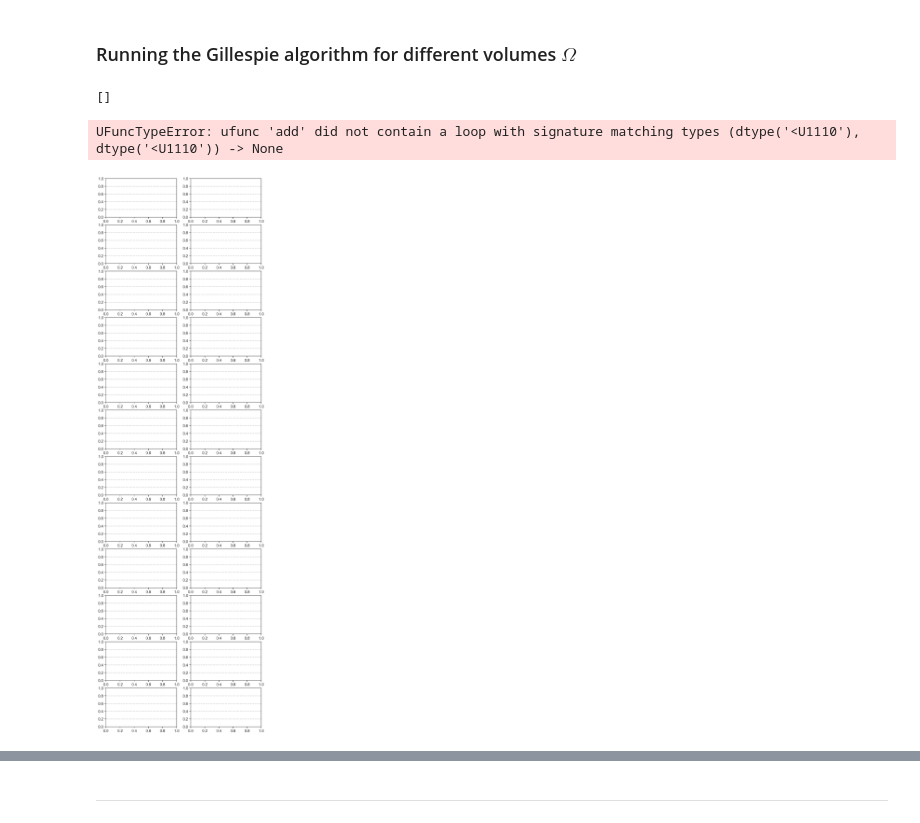
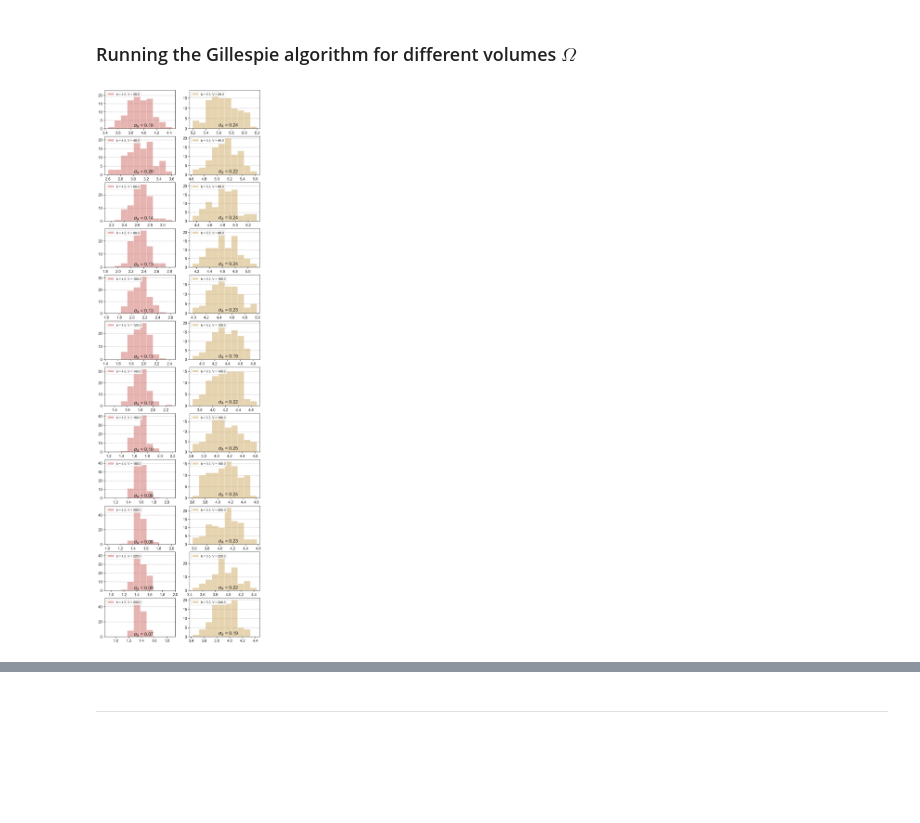
Before and after one commit to nielsdavidsen/PUK_2024, a Jupyter notebook: puk_start.ipynb, the cells around one changed output, grey strips where cells are left out. Drawn from its saved outputs; the diff is of its cells as text; code cells hidden in the pictures; blank space fills up the shorter version.

```diff
--- a/puk_start.ipynb
+++ b/puk_start.ipynb
@@ -504,8 +505,8 @@ def easy_fourier(t_list, y_list):
     y_fft = np.fft.fft(y_list)
     amplitude_spectrum = np.abs(y_fft)
     frequencies = np.fft.fftfreq(len(y_fft), sr)
-    freq_slice = frequencies[1:len(frequencies)//2]
-    amp_slice = amplitude_spectrum[1:len(amplitude_spectrum)//2]
+    freq_slice = frequencies[0:len(frequencies)//2]
+    amp_slice = amplitude_spectrum[0:len(amplitude_spectrum)//2]
     peak_freq = freq_slice[np.argmax(amp_slice)]
     return freq_slice, amp_slice, peak_freq
 # %%
@@ -651,48 +667,52 @@ from tqdm import tqdm
-# %%
-vol_amp = []
-sigma_list = []
-for i in tqdm(vol):
-    b_amp_list = []
-    b_sigma_list = []
-    for j in b:
-        mean_amp_list = []
-        for _ in range(N):
-            peak_f, amps, mean_amp = gil_sim(j, i, t_max, x, y)
-
-            mean_amp_list.append(mean_amp)
-        b_sigma_list.append(np.std(mean_amp_list/i))
-        b_amp_list.append(mean_amp_list/i)
-    sigma_list.append(b_sigma_list)
-    vol_amp.append(b_amp_list)
 # %%
-# Save results in csv file
-amps_b45 = np.array(vol_amp[0])
-amps_b55 = np.array(vol_amp[1])
-sigmas_b45 = np.array(sigma_list[0])
-sigmas_b55 = np.array(sigma_list[1])
+### RUN ONLY IF ABOVE CELL HAS BEEN RUN ###
 
-np.savetxt('amps_b45.csv', amps_b45, delimiter=',')
-np.savetxt('amps_b55.csv', amps_b55, delimiter=',')
+# # Save results in csv file
+# amps = np.array(vol_amp)
+# sigmas = np.array(sigma_list)
+#
+# amps_b45 = amps[:,0]
+# amps_b55 = amps[:,1]
+#
+# sigmas_b45 = sigmas[:,0]
+# sigmas_b55 = sigmas[:,1]
+#
+#
+# np.savetxt('amps_b45.csv', amps_b45, delimiter=',')
+# np.savetxt('amps_b55.csv', amps_b55, delimiter=',')
+# np.savetxt('sigmas_b45.csv', sigmas_b45, delimiter=',')
+# np.savetxt('sigmas_b55.csv', sigmas_b55, delimiter=',')
-# %% [output]
-[]
+# %%
+# Read results from csv file
+
+vol = np.linspace(20, 240, 12)
+b = [4.5, 5.5]
+
+amps_b45 = np.genfromtxt('amps_b45.csv', delimiter=',')
+amps_b55 = np.genfromtxt('amps_b55.csv', delimiter=',')
+sigmas_b45 = np.genfromtxt('sigmas_b45.csv', delimiter=',')
+sigmas_b55 = np.genfromtxt('sigmas_b55.csv', delimiter=',')
+
+
+vol_amp = np.array([amps_b45, amps_b55])
+sigma_list = np.array([sigmas_b45, sigmas_b55])
 # %%
 fig, ax = plt.subplots(len(vol), 2, figsize=(9, 32), dpi=150)
 N_bins = 10
 
 for i in range(len(vol)):
     for j in range(2):
-        mean_dist = np.mean(vol_amp[i][j])
+        mean_dist = np.mean(vol_amp[j][i])
         r_low = mean_dist - 0.5
         r_high = mean_dist + 0.5
         hist_range = [r_low, r_high]
-        ax[i, j].hist(vol_amp[i][j], range = hist_range, bins=N_bins, alpha=0.5, label=f'b = {b[j]}, V = {vol[i]}', color=colors[j])
-        ax[i, j].text(mean_dist - 0.1, 1, f'$\sigma_A$ = {sigma_list[i][j]:.2f}', fontsize=15)
+        ax[i, j].hist(vol_amp[j][i], range = hist_range, bins=N_bins, alpha=0.5, label=f'b = {b[j]}, V = {vol[i]}', color=colors[j])
+        ax[i, j].text(mean_dist - 0.1, 1, f'$\sigma_A$ = {sigma_list[j][i]:.2f}', fontsize=15)
         ax[i, j].legend(fontsize=10, loc='upper left')
 
         # ax[i, j].set_title(f'Volume = {vol[i]}')
 # %% [output]
-UFuncTypeError: ufunc 'add' did not contain a loop with signature matching types (dtype('<U1110'), dtype('<U1110')) -> None
-[figure, old version]
+[figure, new version]
 # %%
 # Plotting the mean amplitude as a function of volume
 
```
Also changed, not shown: parts of 15 cells of this notebook.
